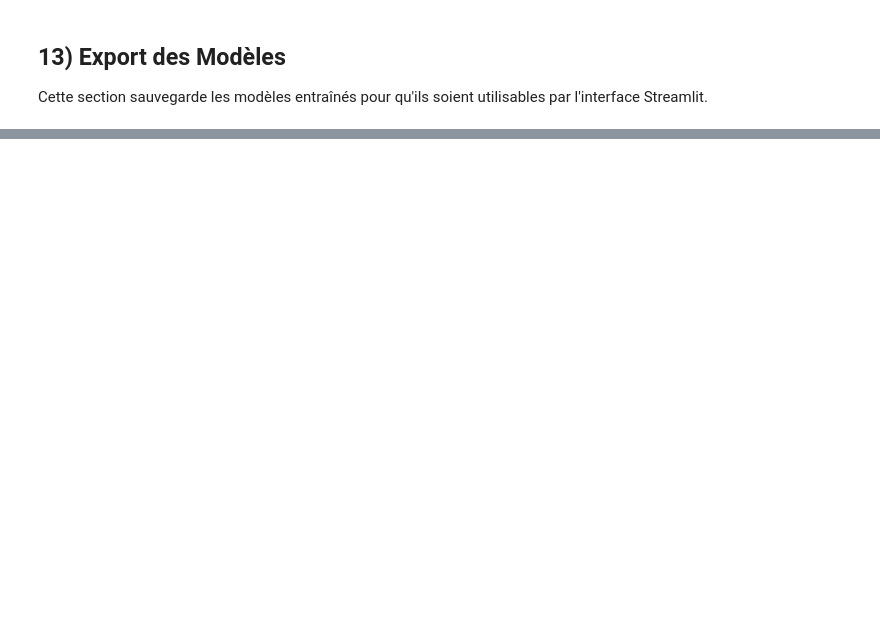
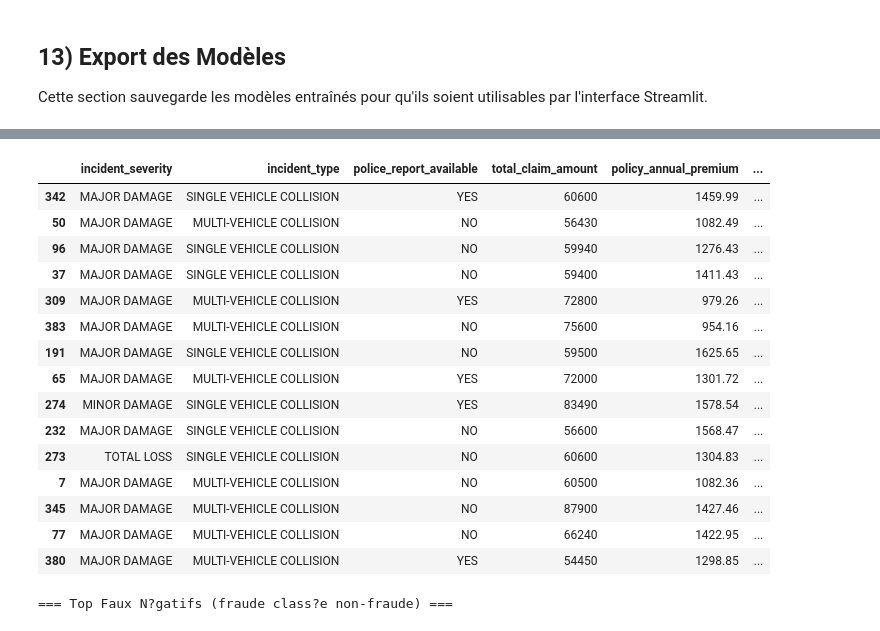
Before and after one commit to bayrem2025/ML-project, a Jupyter notebook: process/etape3_modelisation.ipynb, the cells around one changed output, grey strips where cells are left out. Drawn from its saved outputs; the diff is of its cells as text; code cells hidden in the pictures; blank space fills up the shorter version.

Commit message:
Mise a jour projet fraude assurance - notebooks, modeles, presentation

```diff
--- a/process/etape3_modelisation.ipynb
+++ b/process/etape3_modelisation.ipynb
@@ -484,0 +681,63 @@ else:
+# %%
+# Pr?requis: utiliser un mod?le d?j? entra?n? dans le notebook
+# On essaie par priorit?: best_xgb, puis xgb_model
+model_for_diag = None
+for m in ['best_xgb', 'xgb_model', 'xgb_v2']:
+    if m in globals():
+        model_for_diag = globals()[m]
+        print(f"Mod?le utilis? pour diagnostic: {m}")
+        break
+
+if model_for_diag is None:
+    raise ValueError("Aucun mod?le trouv?. Ex?cutez d'abord une cellule d'entra?nement.")
+
+# V?rifie pr?sence du split standard
+required = ['X_test', 'y_test']
+for v in required:
+    if v not in globals():
+        raise ValueError(f"Variable manquante: {v}. Ex?cutez la section split avant.")
+
+proba_diag = model_for_diag.predict_proba(X_test)[:, 1]
+thr_diag = 0.5
+pred_diag = (proba_diag >= thr_diag).astype(int)
+
+diag = X_test.copy().reset_index(drop=True)
+diag['y_true'] = y_test.reset_index(drop=True)
+diag['proba'] = proba_diag
+diag['y_pred'] = pred_diag
+
+# Faux positifs: pr?dits fraude mais vrais non-fraude
+fp = diag[(diag['y_true']==0) & (diag['y_pred']==1)].copy()
+# Faux n?gatifs: pr?dits non-fraude mais vrais fraude
+fn = diag[(diag['y_true']==1) & (diag['y_pred']==0)].copy()
+
+# Tri par confiance du mod?le
+fp_top = fp.sort_values('proba', ascending=False).head(15)
+fn_top = fn.sort_values('proba', ascending=True).head(15)
+
+cols_show = [c for c in [
+    "incident_severity", "incident_type", "police_report_available",
+    "total_claim_amount", "policy_annual_premium", "policy_deductable",
+    "witnesses", "bodily_injuries", "months_as_customer", "claim_delay_days",
+    "y_true", "y_pred", "proba"
+] if c in diag.columns]
+
+print("\n=== Top Faux Positifs (non-fraude class?e fraude) ===")
+display(fp_top[cols_show])
+
+print("\n=== Top Faux N?gatifs (fraude class?e non-fraude) ===")
+display(fn_top[cols_show])
+
+# Taux d'erreur par gravit?
+if "incident_severity" in diag.columns:
+    seg = diag.copy()
+    seg['is_error'] = (seg['y_true'] != seg['y_pred']).astype(int)
+    seg_summary = seg.groupby('incident_severity').agg(
+        n=('is_error', 'size'),
+        error_rate=('is_error', 'mean'),
+        avg_proba=('proba', 'mean'),
+        fraud_rate_true=('y_true', 'mean')
+    ).sort_values('error_rate', ascending=False)
+    print("\n=== Erreurs par incident_severity ===")
+    display(seg_summary.round(3))
+# %% [output]
@@ -484,0 +747,17 @@ else:
+|  | incident_severity | incident_type | police_report_available | total_claim_amount | policy_annual_premium | ... |
+| 342 | MAJOR DAMAGE | SINGLE VEHICLE COLLISION | YES | 60600 | 1459.99 | ... |
+| 50 | MAJOR DAMAGE | MULTI-VEHICLE COLLISION | NO | 56430 | 1082.49 | ... |
+| 96 | MAJOR DAMAGE | SINGLE VEHICLE COLLISION | NO | 59940 | 1276.43 | ... |
+| 37 | MAJOR DAMAGE | SINGLE VEHICLE COLLISION | NO | 59400 | 1411.43 | ... |
+| 309 | MAJOR DAMAGE | MULTI-VEHICLE COLLISION | YES | 72800 | 979.26 | ... |
+| 383 | MAJOR DAMAGE | MULTI-VEHICLE COLLISION | NO | 75600 | 954.16 | ... |
+| 191 | MAJOR DAMAGE | SINGLE VEHICLE COLLISION | NO | 59500 | 1625.65 | ... |
+| 65 | MAJOR DAMAGE | MULTI-VEHICLE COLLISION | YES | 72000 | 1301.72 | ... |
+| 274 | MINOR DAMAGE | SINGLE VEHICLE COLLISION | YES | 83490 | 1578.54 | ... |
+| 232 | MAJOR DAMAGE | SINGLE VEHICLE COLLISION | NO | 56600 | 1568.47 | ... |
+| 273 | TOTAL LOSS | SINGLE VEHICLE COLLISION | NO | 60600 | 1304.83 | ... |
+| 7 | MAJOR DAMAGE | MULTI-VEHICLE COLLISION | NO | 60500 | 1082.36 | ... |
+| 345 | MAJOR DAMAGE | MULTI-VEHICLE COLLISION | NO | 87900 | 1427.46 | ... |
+| 77 | MAJOR DAMAGE | MULTI-VEHICLE COLLISION | NO | 66240 | 1422.95 | ... |
+| 380 | MAJOR DAMAGE | MULTI-VEHICLE COLLISION | YES | 54450 | 1298.85 | ... |
+=== Top Faux N?gatifs (fraude class?e non-fraude) ===
```
Also changed, not shown: parts of 13 cells of this notebook, 9 other files.
